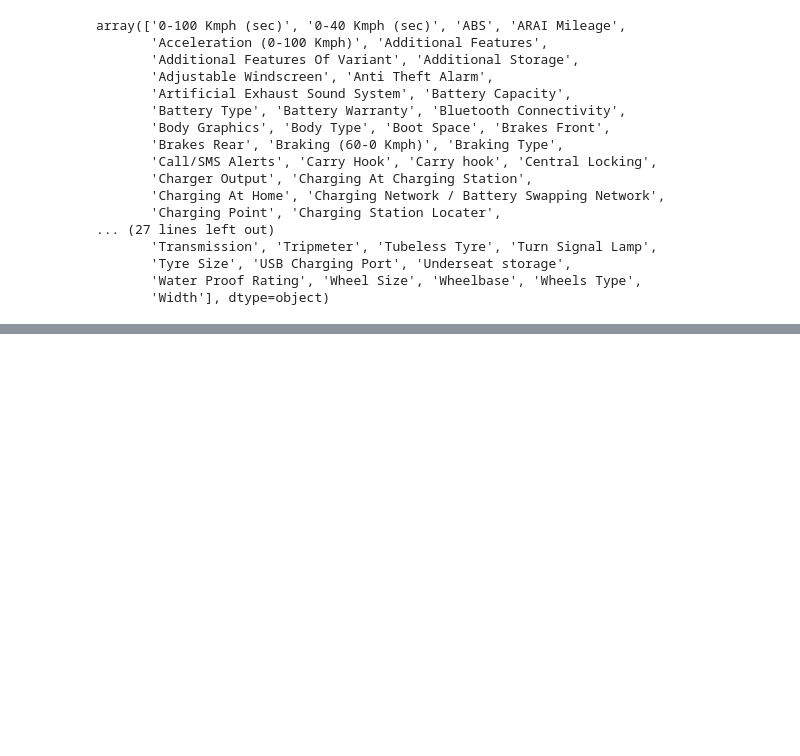
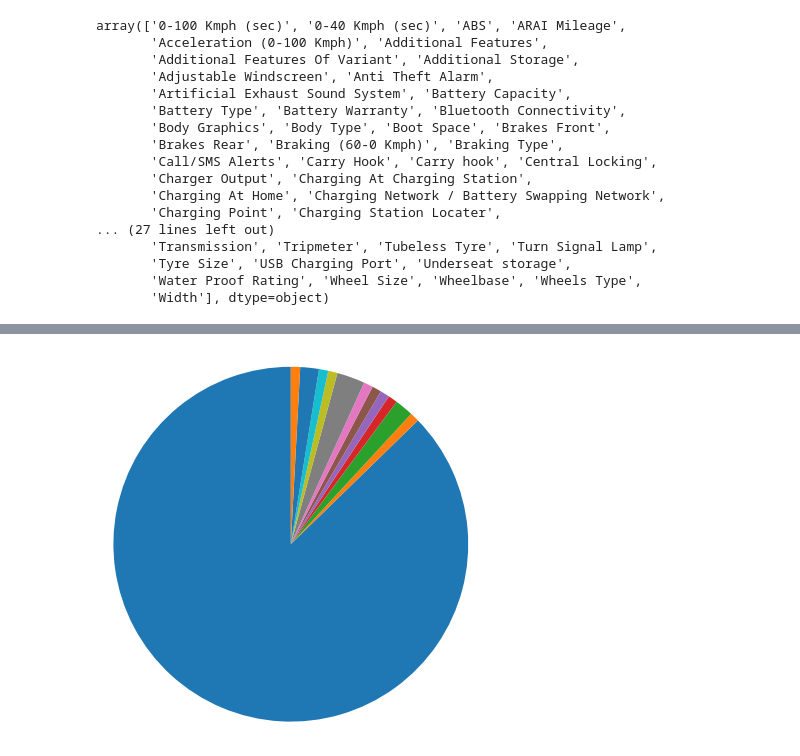
Before and after one commit to sanitbhatkar/web_scraping, a Jupyter notebook: Bikedekho/All specs.ipynb, the cells around one changed output, grey strips where cells are left out. Cells and saved outputs as stored; diff of their text form; code cells hidden in the pictures; blank space fills up the shorter version.

```diff
--- a/Bikedekho/All specs.ipynb
+++ b/Bikedekho/All specs.ipynb
@@ -155,0 +278,4 @@ array(['0-100 Kmph (sec)', '0-40 Kmph (sec)', 'ABS', 'ARAI Mileage',
+# %%
+replace_values = {'DC Brushless':'BLDC','Brushless DC':'BLDC','Brushless Motor':'BLDC'}
+# %%
+motor_type = motor_type.replace({'spec_values':replace_values})
@@ -155,0 +315,9 @@ array(['0-100 Kmph (sec)', '0-40 Kmph (sec)', 'ABS', 'ARAI Mileage',
+# %%
+a = motor_type.groupby('spec_values').size()
+y = np.array(a.values)
+x = list(a.keys())
+porcent = 100.*y/y.sum()
+patches, texts = plt.pie(y,startangle=90, radius=1.2)
+labels = ['{0} - {1:1.2f} %'.format(i,j) for i,j in zip(x, porcent)]
+# %% [output]
+[figure, added]
```
Also changed, not shown: parts of 44 cells of this notebook, 1 other file.
